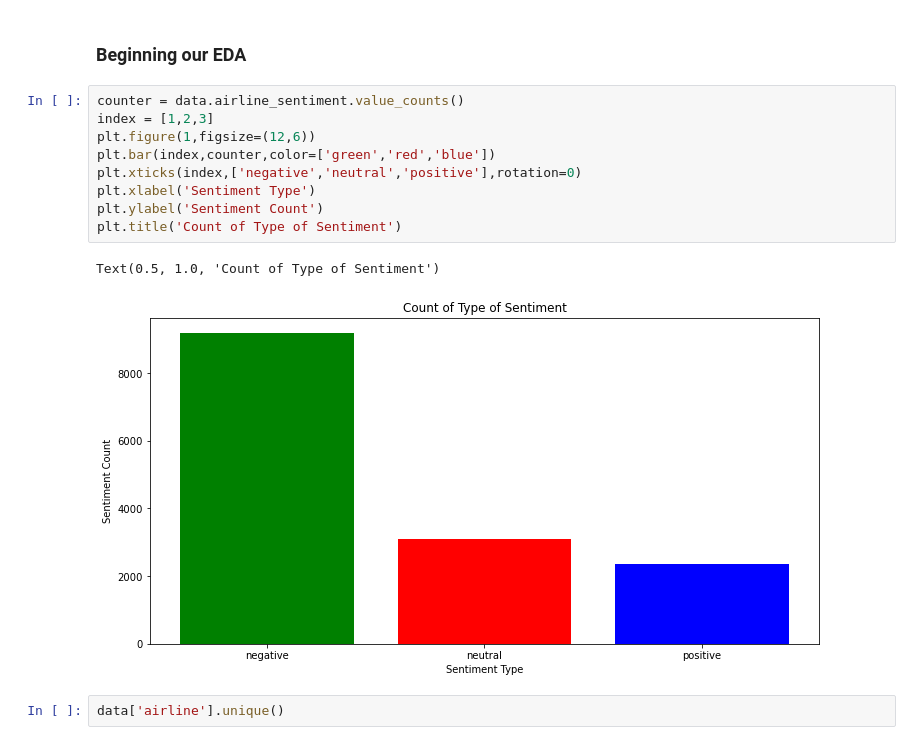
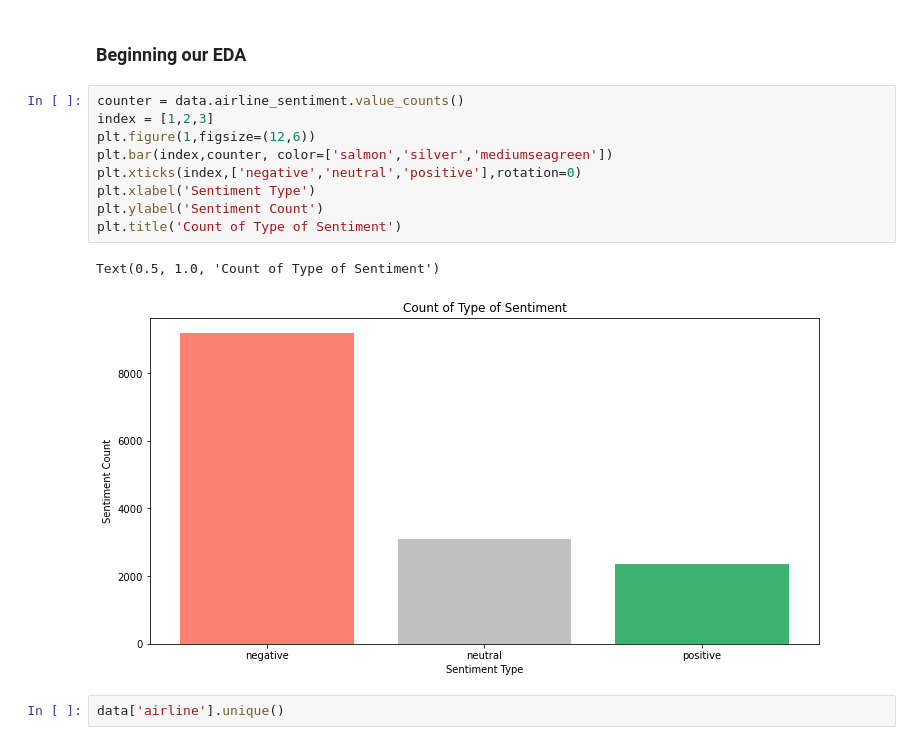
Before and after one commit to Armans3838/TwitterFlightSentiment, a Jupyter notebook: a1.ipynb, the cells around one changed output. Cells and saved outputs as stored; diff of their text form.

```diff
--- a/a1.ipynb
+++ b/a1.ipynb
@@ -164,15 +209,15 @@ dtype: int64
 # %%
 counter = data.airline_sentiment.value_counts()
 index = [1,2,3]
 plt.figure(1,figsize=(12,6))
-plt.bar(index,counter,color=['green','red','blue'])
+plt.bar(index,counter, color=['salmon','silver','mediumseagreen'])
 plt.xticks(index,['negative','neutral','positive'],rotation=0)
 plt.xlabel('Sentiment Type')
 plt.ylabel('Sentiment Count')
 plt.title('Count of Type of Sentiment')
 # %% [output]
 Text(0.5, 1.0, 'Count of Type of Sentiment')
-[figure, old version]
+[figure, new version]
 # %%
 data['airline'].unique()
 # %% [output]
```
Also changed, not shown: parts of 13 cells of this notebook, 2 other files.
